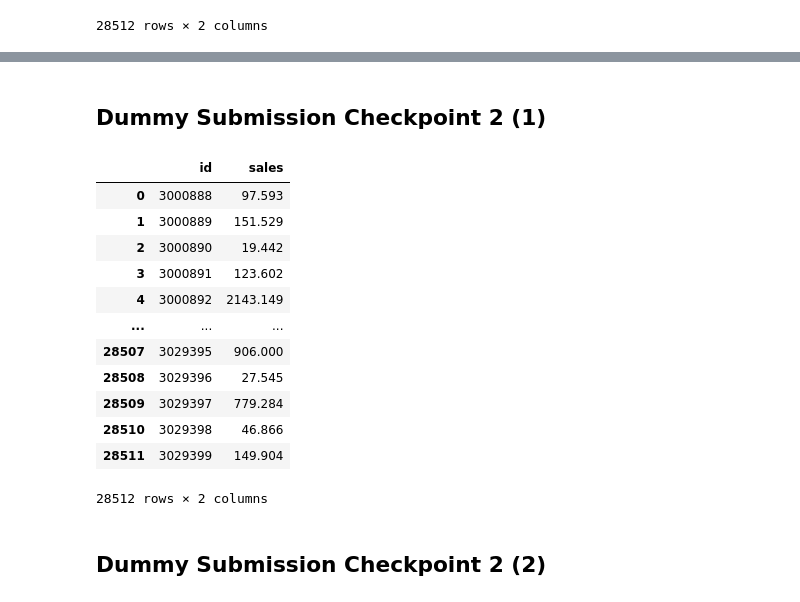
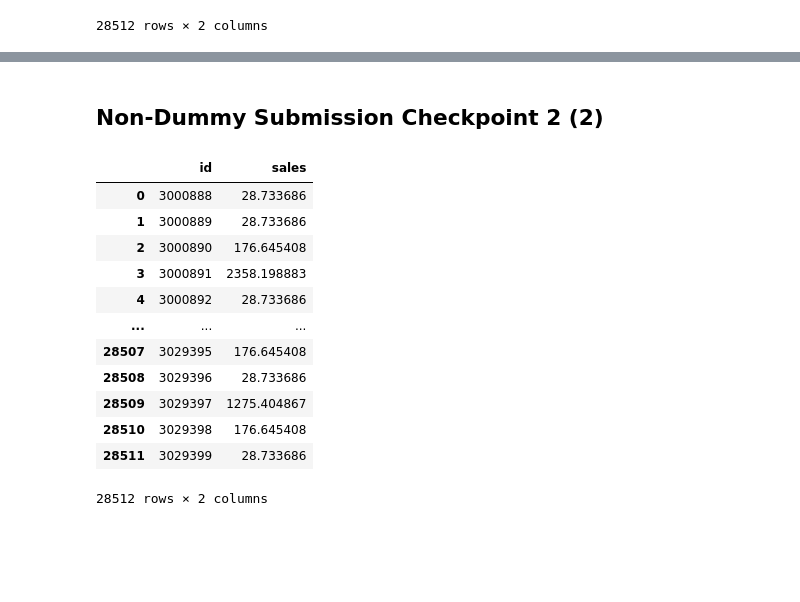
Before and after one commit to saraprettyman/Machine_Learning_Financial_Forcasting, a Jupyter notebook: preprocessing.ipynb, the cells around one changed output, grey strips where cells are left out. Cells and saved outputs as stored; diff of their text form; code cells hidden in the pictures; blank space fills up the shorter version.

Commit message:
checkpoint 2 final commit

```diff
--- a/preprocessing.ipynb
+++ b/preprocessing.ipynb
@@ -293,30 +309,27 @@ results.to_csv('data/submission1_2.csv', index = False, header=True)
 # %% [markdown]
-## Dummy Submission Checkpoint 2 (1)
+## Non-Dummy Submission Checkpoint 2 (2)
 # %%
-# most_frequent”, “prior”, “stratified”, “uniform”, “constant”
-model = DummyClassifier(strategy="uniform")
+model = RandomForestRegressor(n_estimators=100, max_depth=10, random_state=0, n_jobs=-1)
 model.fit(X_trained_transformed, y_train)
 
 y_pred = model.predict(test_transformed_df)
 
 results = pd.concat([test_df['id'], pd.Series(y_pred)], axis=1)
 results.columns = ['id', 'sales']
-results.to_csv('data/submission2_1.csv', index = False, header=True)
+results.to_csv('data/submission2_2.csv', index = False, header=True)
 
 results
 # %% [output]
 |  | id | sales |
-| 0 | 3000888 | 97.593 |
-| 1 | 3000889 | 151.529 |
-| 2 | 3000890 | 19.442 |
-| 3 | 3000891 | 123.602 |
-| 4 | 3000892 | 2143.149 |
+| 0 | 3000888 | 28.733686 |
+| 1 | 3000889 | 28.733686 |
+| 2 | 3000890 | 176.645408 |
+| 3 | 3000891 | 2358.198883 |
+| 4 | 3000892 | 28.733686 |
 | ... | ... | ... |
-| 28507 | 3029395 | 906.000 |
-| 28508 | 3029396 | 27.545 |
-| 28509 | 3029397 | 779.284 |
-| 28510 | 3029398 | 46.866 |
-| 28511 | 3029399 | 149.904 |
+| 28507 | 3029395 | 176.645408 |
+| 28508 | 3029396 | 28.733686 |
+| 28509 | 3029397 | 1275.404867 |
+| 28510 | 3029398 | 176.645408 |
+| 28511 | 3029399 | 28.733686 |
 28512 rows × 2 columns
-# %% [markdown]
-## Dummy Submission Checkpoint 2 (2)
```
Also changed, not shown: parts of 4 cells of this notebook.
